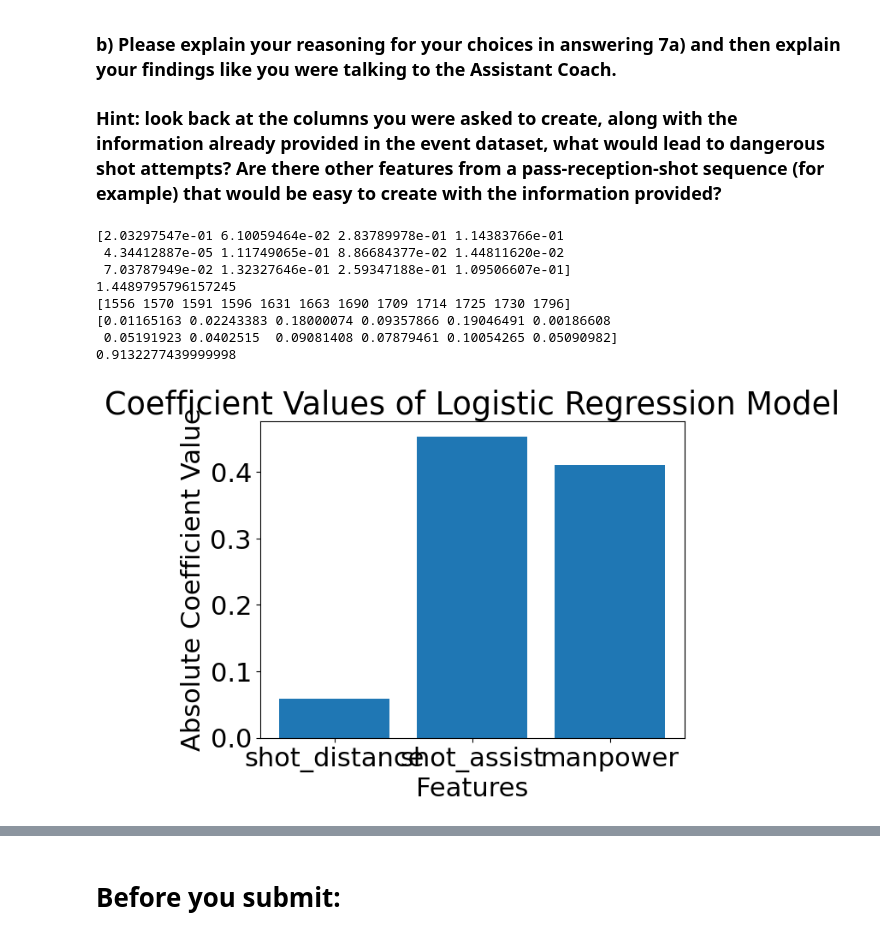
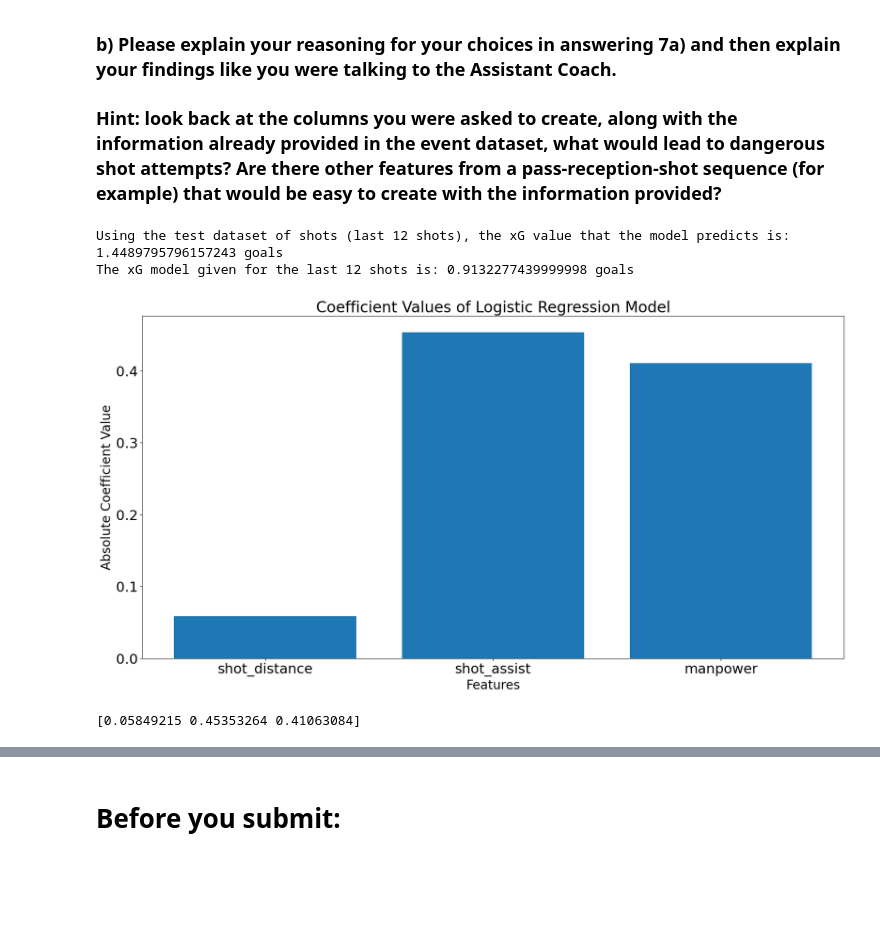
Before and after one commit to klee04/personal, a Jupyter notebook: SportsLogiq Coding Assessment/DA_Tutorial_24/Tutorial24_Questionnaire_Test.ipynb, the cells around one changed output, grey strips where cells are left out. Drawn from its saved outputs; the diff is of its cells as text; code cells hidden in the pictures; blank space fills up the shorter version.

```diff
--- a/SportsLogiq Coding Assessment/DA_Tutorial_24/Tutorial24_Questionnaire_Test.ipynb
+++ b/SportsLogiq Coding Assessment/DA_Tutorial_24/Tutorial24_Questionnaire_Test.ipynb
@@ -457,78 +522,70 @@ Team 311 won the xG game, beating Team 315 3.675 to 2.675
 A logistic regression model will be used to predict the outcome of a shot attempt.
 '''
 
+# Import data statisic libraries
 from sklearn.linear_model import LogisticRegression
 from sklearn.model_selection import train_test_split
 
+# Get the index of the shots on net
 shotsOnNet = np.where((game_eventName == 'shot') & (game_outcome == 'successful'))[0]
 
-
+# Get the shot distance of the shots on net
 shot_distance = np.sqrt((89 - game_xAdj[shotsOnNet])**2 + (0 - game_yAdj[shotsOnNet])**2)
 
+# Get the manpower situation of the shots on net
 manpower_situation = game_manpower[shotsOnNet]
 manpower_situation = [0 if x == 'evenStrength' else 1 if x == 'powerplay' else -1 for x in manpower_situation]
 
+# Create a dataframe for the xG model containing the model features and target
 xG_model_data = {
     'shot_distance': shot_distance,
     'shot_assist': shotAssistsColumn[shotsOnNet],
     'manpower': manpower_situation,
     'goal': game_goal[shotsOnNet]
 }
 
+# Create the xG model dataframe
 xGModel = pd.DataFrame(xG_model_data)
 
+# Split the data into features and target
 X = xGModel[['shot_distance', 'shot_assist', 'manpower']]
 Y = xGModel['goal']
 
+# Split the data into training and testing data
 X_train, X_test, Y_train, Y_test = train_test_split(X, Y, test_size=0.20, random_state=42)
 
+# Create the logistic regression model
 model = LogisticRegression()
 model.fit(X_train, Y_train)
 
+# Predict the xG value for the test dataset
 xG_pred = model.predict(X_test)
 xG_pred_proba = model.predict_proba(X_test)[:,-1]
+print('Using the test dataset of shots (last 12 shots), the xG value that the model predicts is:' ,np.sum(xG_pred_proba), 'goals')
 
-print(xG_pred_proba)
-print(np.sum(xG_pred_proba))
+# Determine the xG value for the last 12 shots of the game from the given xG data
+game_time = game_compiledTime[shotsOnNet[-12:]]
+sameTime = np.in1d(xg_compiledTime, game_time)
+actual_xg = np.take(xg_expectedGoals, np.where(sameTime))[0]
+print('The xG model given for the last 12 shots is:',np.sum(actual_xg), 'goals')
 
-print(shotsOnNet[-12:])
-
-game_time = game_compiledTime[shotsOnNet[-12:]]
-
-sameTime = np.in1d(xg_compiledTime, game_time)
-
-actual_xg = np.take(xg_expectedGoals, np.where(sameTime))[0]
-
-print(actual_xg)
-print(np.sum(actual_xg))
-
-xgModel_coefficients = model.coef_
-
-# Get the absolute values of the coefficients
-abs_coefficients = np.abs(xgModel_coefficients[0])
-
-# Get the feature names
+# Get the contribution of each feature to the model
+xGModel_coefficients = np.abs(model.coef_[0])
 features = X.columns
 
-# Create a bar graph
-plt.bar(features, abs_coefficients)
+# Plot the coefficient values of the logistic regression model
+plt.figure(figsize=(20, 10))
+plt.bar(features, xGModel_coefficients)
+plt.xlabel('Features', fontsize=20)
+plt.ylabel('Absolute Coefficient Value', fontsize=20)
+plt.title('Coefficient Values of Logistic Regression Model', fontsize=24)
+plt.show()
 
-# Add labels and title
-plt.xlabel('Features')
-plt.ylabel('Absolute Coefficient Value')
-plt.title('Coefficient Values of Logistic Regression Model')
-
-# Display the graph
-plt.show()
+print(xGModel_coefficients)
 # %% [output]
-[2.03297547e-01 6.10059464e-02 2.83789978e-01 1.14383766e-01
- 4.34412887e-05 1.11749065e-01 8.86684377e-02 1.44811620e-02
- 7.03787949e-02 1.32327646e-01 2.59347188e-01 1.09506607e-01]
-1.4489795796157245
-[1556 1570 1591 1596 1631 1663 1690 1709 1714 1725 1730 1796]
-[0.01165163 0.02243383 0.18000074 0.09357866 0.19046491 0.00186608
- 0.05191923 0.0402515  0.09081408 0.07879461 0.10054265 0.05090982]
-0.9132277439999998
+Using the test dataset of shots (last 12 shots), the xG value that the model predicts is: 1.4489795796157243 goals
+The xG model given for the last 12 shots is: 0.9132277439999998 goals
-[figure, old version]
+[figure, new version]
+[0.05849215 0.45353264 0.41063084]
 # %% [markdown]
 ## A7)
```
Also changed, not shown: parts of 17 cells of this notebook, 4 other files.
